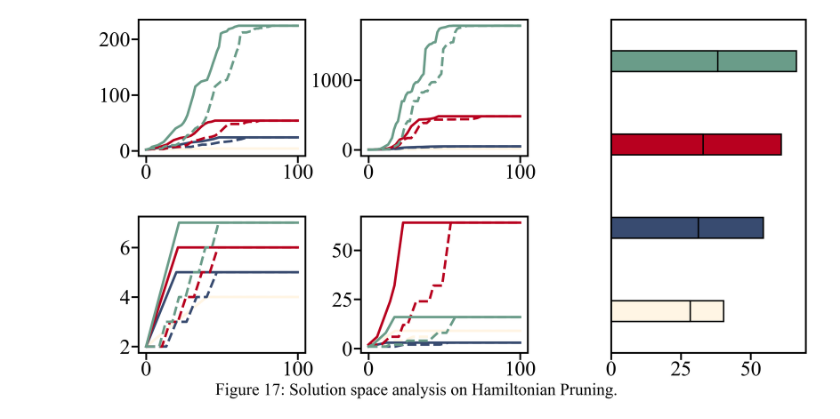
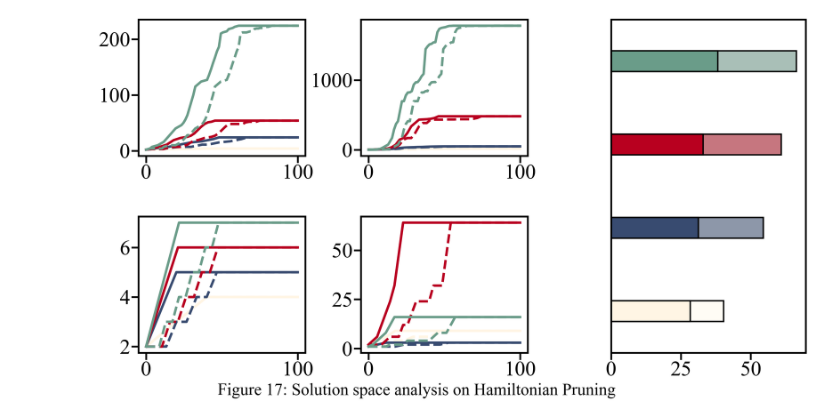
Before and after one commit to jiang7f/rasengan, a Jupyter notebook: reproduce/figure_17/only_plot.ipynb, the cells around one changed output. Drawn from its saved outputs; the diff is of its cells as text; code cells hidden in the pictures.

```diff
--- a/reproduce/figure_17/only_plot.ipynb
+++ b/reproduce/figure_17/only_plot.ipynb
@@ -47,6 +47,7 @@ axes = [
 bar_ax = plt.axes((0.85, 0, 0.35, 1.1))
 
 colors = ['#FFF5E4', '#384B70', '#B8001F', '#6A9C89']
+colors_2 = ['#fffcf5', '#8d97a9', '#c6767f', '#a9bfb7']
 labels = ['HeaSolver', 'PenaltySolver', 'ChocoSolver', 'QtoSimplifyDiscardSegmentedSolver']
 cal_list = [0] * 4
 cal_list_2 = [0] * 4
@@ -65,32 +66,32 @@ for ax, data, idx in zip(axes, space_list, range(4)):
         processed_data.append(filled)
 
     # 计算统计
     max_orig = [d.index(max(d)) for d in data]
     max_proc = [d.index(max(d)) for d in processed_data]
     lengths = [len(d) for d in data]
 
     for i, (a, b, L) in enumerate(zip(max_orig, max_proc, lengths)):
         cal_list[i] += a / L / 4 * 100
         cal_list_2[i] += b / L / 4 * 100
 
     # 绘图
     for i, (orig, proc) in enumerate(zip(data, processed_data)):
         x_orig = np.linspace(0, 100, len(orig))
         x_proc = np.linspace(0, 100, len(proc))
         ax.plot(x_orig, orig, label=f'{labels[i]} (Original)', color=colors[i], linestyle='--', linewidth=7)
         ax.plot(x_proc, proc, label=f'{labels[i]} (Processed)', color=colors[i], linestyle='-', linewidth=7)
 
 # 绘制条形图
 for i in range(4):
-    bar_ax.barh(i, cal_list[i], height=0.25, color=colors[i], edgecolor="black", linewidth=4)
+    bar_ax.barh(i, cal_list[i], height=0.25, color=colors_2[i], edgecolor="black", linewidth=4)
     bar_ax.barh(i, cal_list_2[i], height=0.25, color=colors[i], edgecolor="black", linewidth=4, alpha=1)
 
 bar_ax.set_ylim(-0.5, 3.5)
 bar_ax.set_yticks([])
 
 title = "Figure 17: Solution space analysis on Hamiltonian Pruning"
 plt.suptitle(title, y=-0.1, fontsize=48)
 plt.savefig(f'{title}.svg', bbox_inches='tight')
 plt.show()
 # %% [output]
-[figure, old version]
+[figure, new version]
```
Also changed, not shown: 6 other files.
